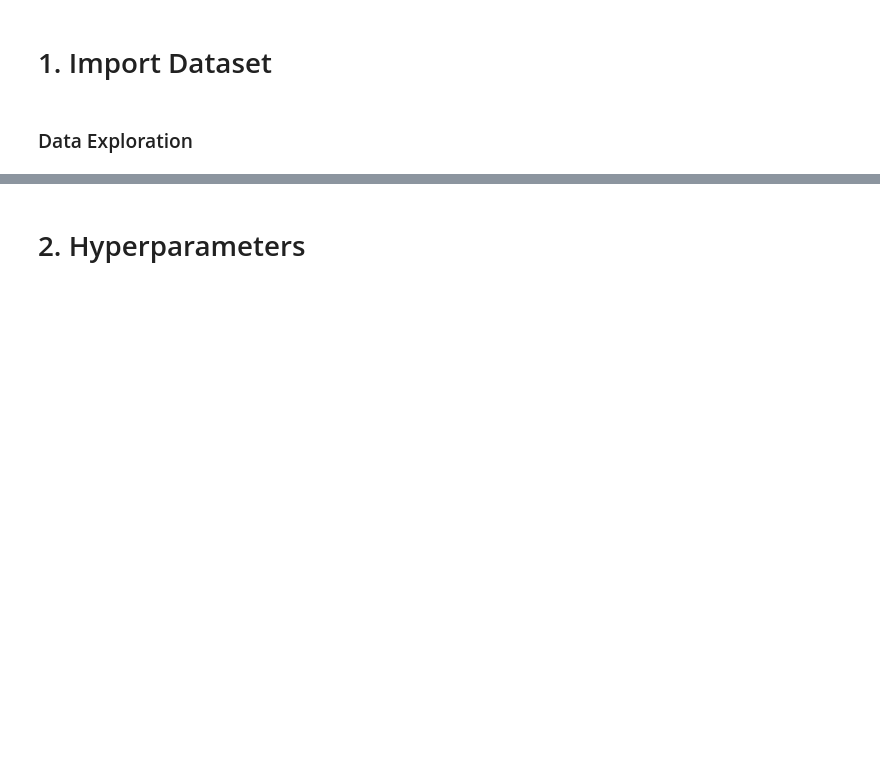
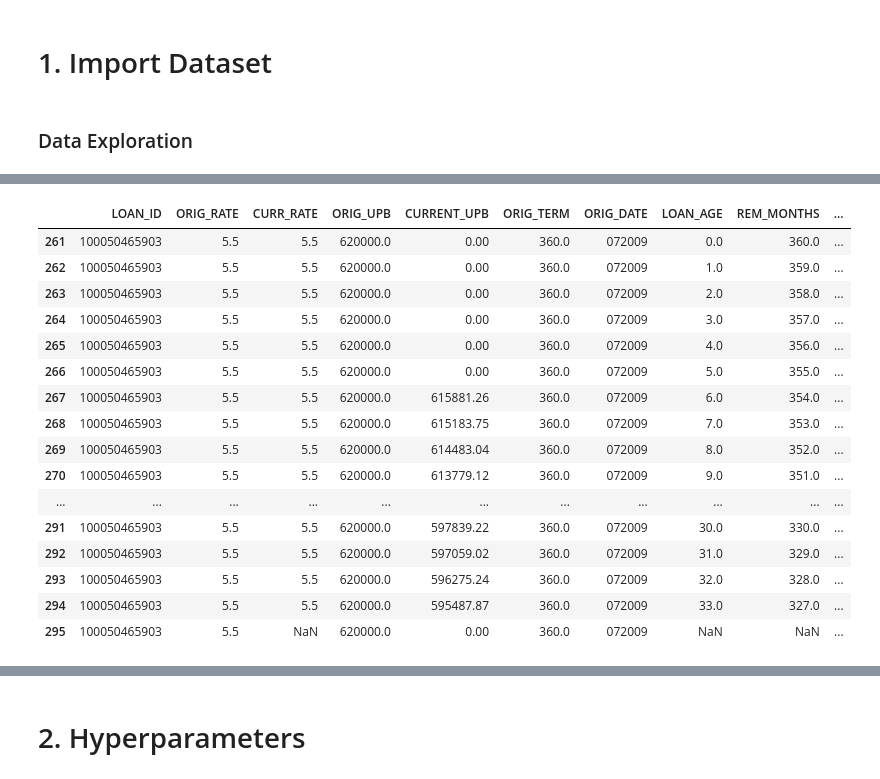
Before and after one commit to madkerpe/poc_ddht_pytorch, a Jupyter notebook: main.ipynb, the cells around one changed output, grey strips where cells are left out. Cells and saved outputs as stored; diff of their text form; code cells hidden in the pictures; blank space fills up the shorter version.

```diff
--- a/main.ipynb
+++ b/main.ipynb
@@ -69,0 +172,20 @@ Name: LOAN_ID, dtype: int64
+# %%
+df[df["LOAN_ID"] == 100050465903]
+# %% [output]
+|  | LOAN_ID | ORIG_RATE | CURR_RATE | ORIG_UPB | CURRENT_UPB | ORIG_TERM | ORIG_DATE | LOAN_AGE | REM_MONTHS | ... |
+| 261 | 100050465903 | 5.5 | 5.5 | 620000.0 | 0.00 | 360.0 | 072009 | 0.0 | 360.0 | ... |
+| 262 | 100050465903 | 5.5 | 5.5 | 620000.0 | 0.00 | 360.0 | 072009 | 1.0 | 359.0 | ... |
+| 263 | 100050465903 | 5.5 | 5.5 | 620000.0 | 0.00 | 360.0 | 072009 | 2.0 | 358.0 | ... |
+| 264 | 100050465903 | 5.5 | 5.5 | 620000.0 | 0.00 | 360.0 | 072009 | 3.0 | 357.0 | ... |
+| 265 | 100050465903 | 5.5 | 5.5 | 620000.0 | 0.00 | 360.0 | 072009 | 4.0 | 356.0 | ... |
+| 266 | 100050465903 | 5.5 | 5.5 | 620000.0 | 0.00 | 360.0 | 072009 | 5.0 | 355.0 | ... |
+| 267 | 100050465903 | 5.5 | 5.5 | 620000.0 | 615881.26 | 360.0 | 072009 | 6.0 | 354.0 | ... |
+| 268 | 100050465903 | 5.5 | 5.5 | 620000.0 | 615183.75 | 360.0 | 072009 | 7.0 | 353.0 | ... |
+| 269 | 100050465903 | 5.5 | 5.5 | 620000.0 | 614483.04 | 360.0 | 072009 | 8.0 | 352.0 | ... |
+| 270 | 100050465903 | 5.5 | 5.5 | 620000.0 | 613779.12 | 360.0 | 072009 | 9.0 | 351.0 | ... |
+| ... | ... | ... | ... | ... | ... | ... | ... | ... | ... | ... |
+| 291 | 100050465903 | 5.5 | 5.5 | 620000.0 | 597839.22 | 360.0 | 072009 | 30.0 | 330.0 | ... |
+| 292 | 100050465903 | 5.5 | 5.5 | 620000.0 | 597059.02 | 360.0 | 072009 | 31.0 | 329.0 | ... |
+| 293 | 100050465903 | 5.5 | 5.5 | 620000.0 | 596275.24 | 360.0 | 072009 | 32.0 | 328.0 | ... |
+| 294 | 100050465903 | 5.5 | 5.5 | 620000.0 | 595487.87 | 360.0 | 072009 | 33.0 | 327.0 | ... |
+| 295 | 100050465903 | 5.5 | NaN | 620000.0 | 0.00 | 360.0 | 072009 | NaN | NaN | ... |
```
Also changed, not shown: parts of 11 cells of this notebook, 1 other file.
